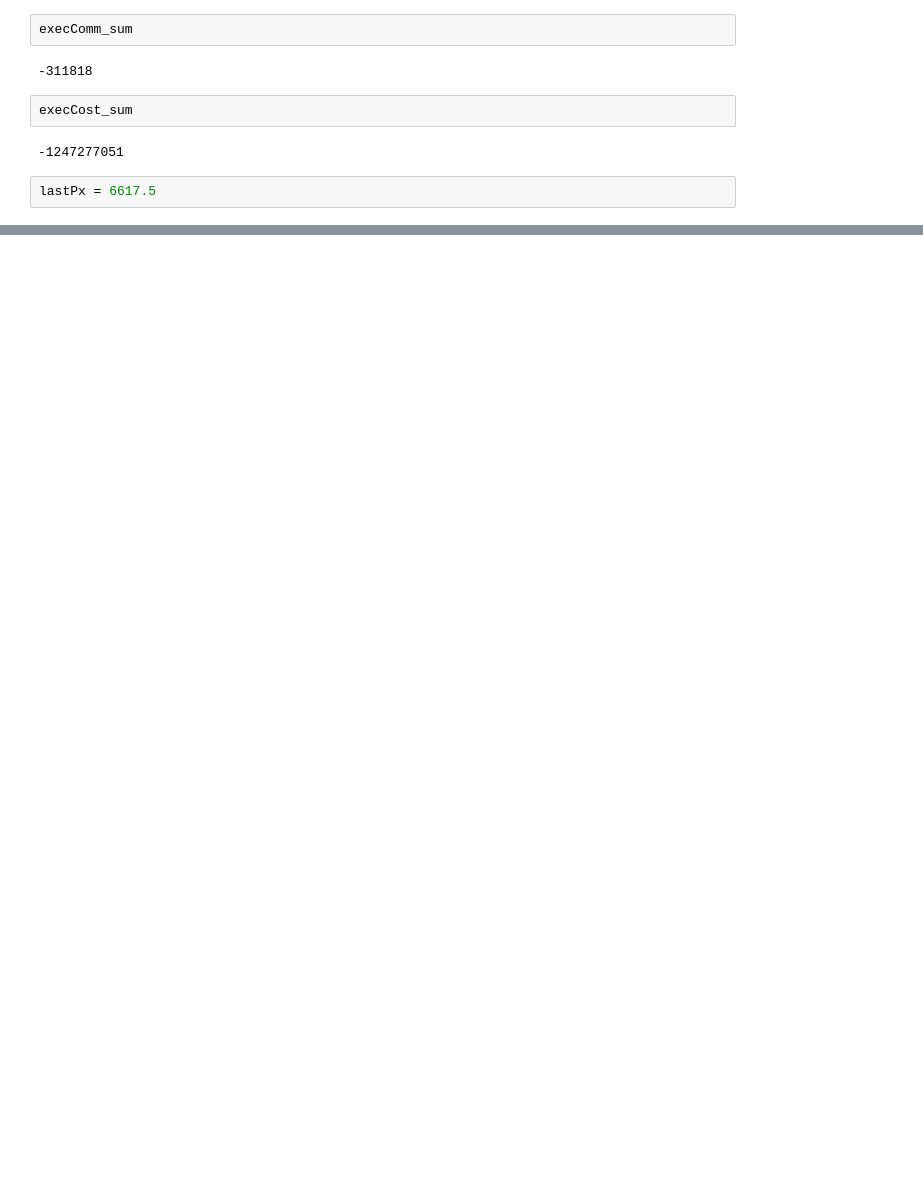
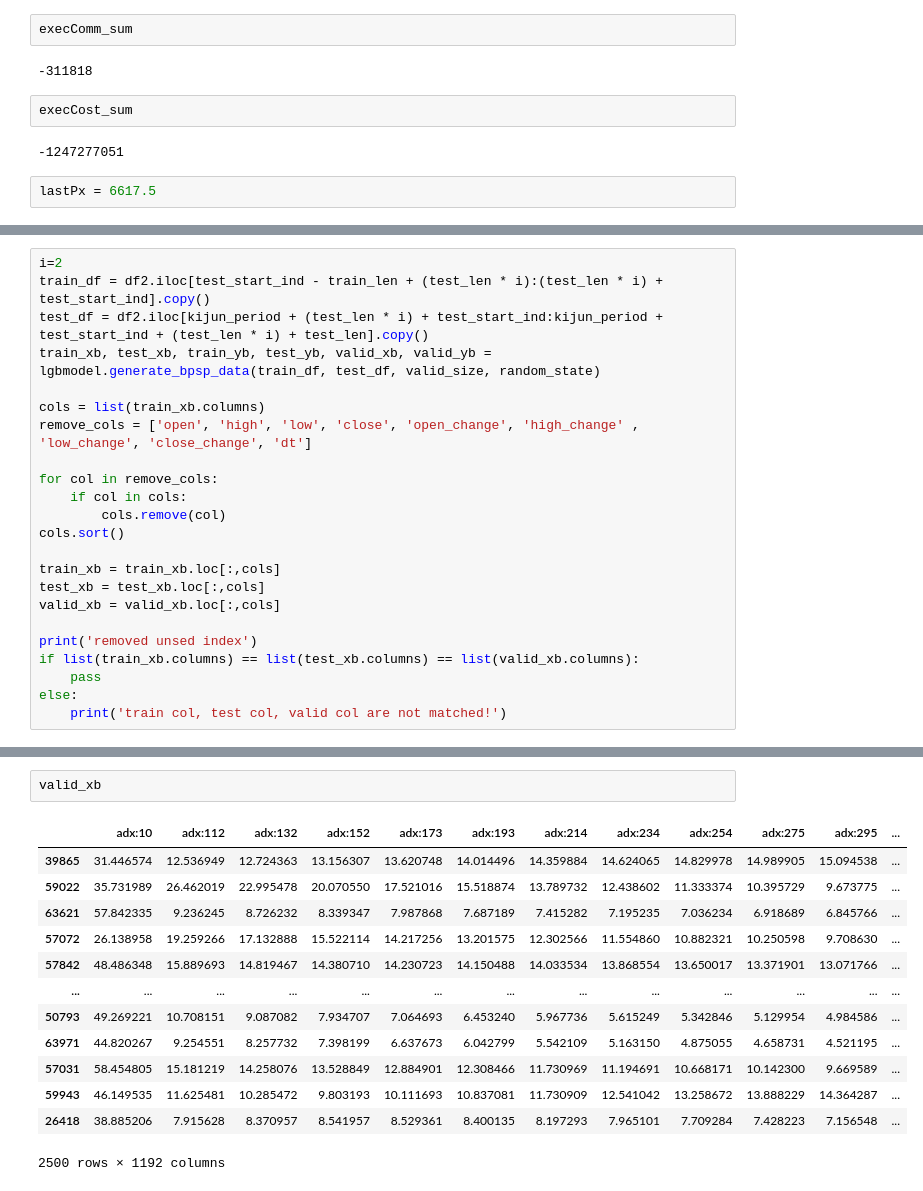
Before and after one commit to alunfes/mex-bot, a Jupyter notebook: Lgb_BPSP4.ipynb, the cells around one changed output, grey strips where cells are left out. Cells and saved outputs as stored; diff of their text form; blank space fills up the shorter version.

```diff
--- a/Lgb_BPSP4.ipynb
+++ b/Lgb_BPSP4.ipynb
@@ -3087,0 +2823,23 @@ execComm_sum + execCost_sum + int(lastQty_sum / 6617.5 * 100000000)
+# %%
+i=2
+train_df = df2.iloc[test_start_ind - train_len + (test_len * i):(test_len * i) + test_start_ind].copy()
+test_df = df2.iloc[kijun_period + (test_len * i) + test_start_ind:kijun_period + test_start_ind + (test_len * i) + test_len].copy()
+train_xb, test_xb, train_yb, test_yb, valid_xb, valid_yb = lgbmodel.generate_bpsp_data(train_df, test_df, valid_size, random_state)
+
+cols = list(train_xb.columns)
+remove_cols = ['open', 'high', 'low', 'close', 'open_change', 'high_change' , 'low_change', 'close_change', 'dt']
+
+for col in remove_cols:
+    if col in cols:
+        cols.remove(col)
+cols.sort()
+
+train_xb = train_xb.loc[:,cols]
+test_xb = test_xb.loc[:,cols]
+valid_xb = valid_xb.loc[:,cols]
+
+print('removed unsed index')
+if list(train_xb.columns) == list(test_xb.columns) == list(valid_xb.columns):
+    pass
+else:
+    print('train col, test col, valid col are not matched!')
@@ -3087,0 +2857,16 @@ execComm_sum + execCost_sum + int(lastQty_sum / 6617.5 * 100000000)
+# %%
+valid_xb
+# %% [output]
+|  | adx:10 | adx:112 | adx:132 | adx:152 | adx:173 | adx:193 | adx:214 | adx:234 | adx:254 | adx:275 | adx:295 | ... |
+| 39865 | 31.446574 | 12.536949 | 12.724363 | 13.156307 | 13.620748 | 14.014496 | 14.359884 | 14.624065 | 14.829978 | 14.989905 | 15.094538 | ... |
+| 59022 | 35.731989 | 26.462019 | 22.995478 | 20.070550 | 17.521016 | 15.518874 | 13.789732 | 12.438602 | 11.333374 | 10.395729 | 9.673775 | ... |
+| 63621 | 57.842335 | 9.236245 | 8.726232 | 8.339347 | 7.987868 | 7.687189 | 7.415282 | 7.195235 | 7.036234 | 6.918689 | 6.845766 | ... |
+| 57072 | 26.138958 | 19.259266 | 17.132888 | 15.522114 | 14.217256 | 13.201575 | 12.302566 | 11.554860 | 10.882321 | 10.250598 | 9.708630 | ... |
+| 57842 | 48.486348 | 15.889693 | 14.819467 | 14.380710 | 14.230723 | 14.150488 | 14.033534 | 13.868554 | 13.650017 | 13.371901 | 13.071766 | ... |
+| ... | ... | ... | ... | ... | ... | ... | ... | ... | ... | ... | ... | ... |
+| 50793 | 49.269221 | 10.708151 | 9.087082 | 7.934707 | 7.064693 | 6.453240 | 5.967736 | 5.615249 | 5.342846 | 5.129954 | 4.984586 | ... |
+| 63971 | 44.820267 | 9.254551 | 8.257732 | 7.398199 | 6.637673 | 6.042799 | 5.542109 | 5.163150 | 4.875055 | 4.658731 | 4.521195 | ... |
+| 57031 | 58.454805 | 15.181219 | 14.258076 | 13.528849 | 12.884901 | 12.308466 | 11.730969 | 11.194691 | 10.668171 | 10.142300 | 9.669589 | ... |
+| 59943 | 46.149535 | 11.625481 | 10.285472 | 9.803193 | 10.111693 | 10.837081 | 11.730909 | 12.541042 | 13.258672 | 13.888229 | 14.364287 | ... |
+| 26418 | 38.885206 | 7.915628 | 8.370957 | 8.541957 | 8.529361 | 8.400135 | 8.197293 | 7.965101 | 7.709284 | 7.428223 | 7.156548 | ... |
+2500 rows × 1192 columns
```
Also changed, not shown: parts of 26 cells of this notebook, 6 other files.
